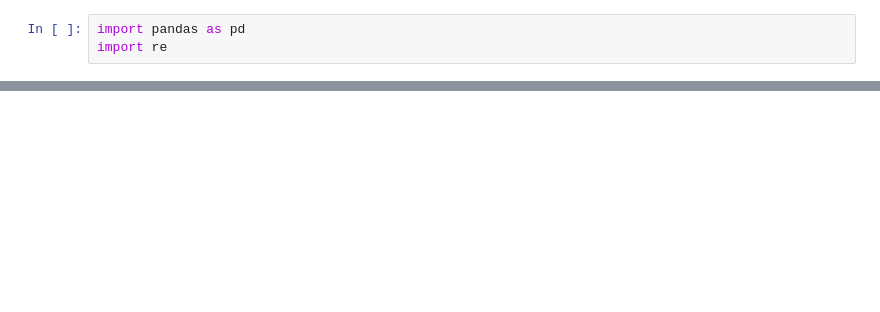
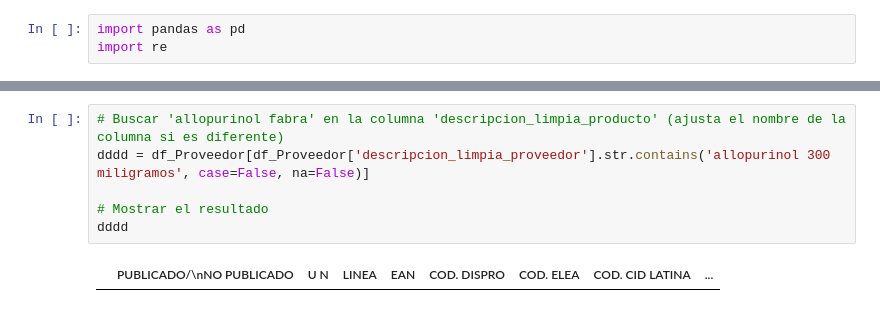
Before and after one commit to emmaSDNZ/digitalizacion_distriapp, a Jupyter notebook: backend/src/notebook/procesamiento_datos.ipynb, the cells around one changed output, grey strips where cells are left out. Cells and saved outputs as stored; diff of their text form; blank space fills up the shorter version.

```diff
--- a/backend/src/notebook/procesamiento_datos.ipynb
+++ b/backend/src/notebook/procesamiento_datos.ipynb
@@ -173,0 +341,8 @@ df_entrenamiento.to_csv("dataset_entrenamiento.csv", index=False)
+# %%
+# Buscar 'allopurinol fabra' en la columna 'descripcion_limpia_producto' (ajusta el nombre de la columna si es diferente)
+dddd = df_Proveedor[df_Proveedor['descripcion_limpia_proveedor'].str.contains('allopurinol 300 miligramos', case=False, na=False)]
+
+# Mostrar el resultado
+dddd
+# %% [output]
+|  | PUBLICADO/\nNO PUBLICADO | U N | LINEA | EAN | COD. DISPRO | COD. ELEA | COD. CID LATINA | ... |
```
Also changed, not shown: parts of 17 cells of this notebook, 23 other files.
